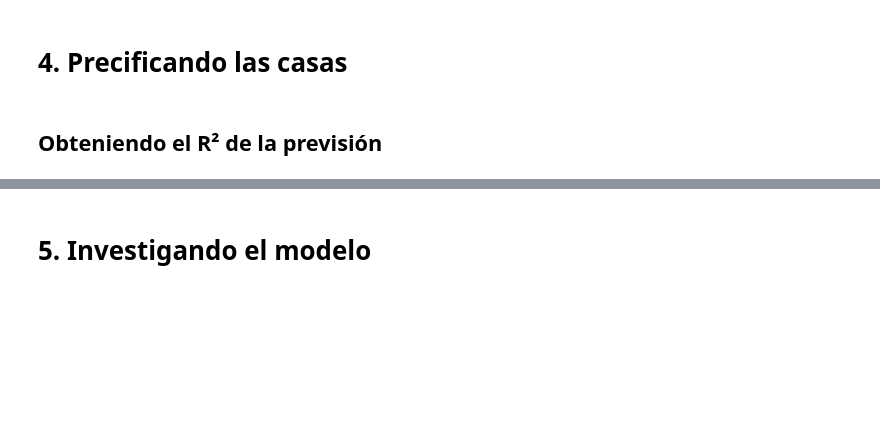
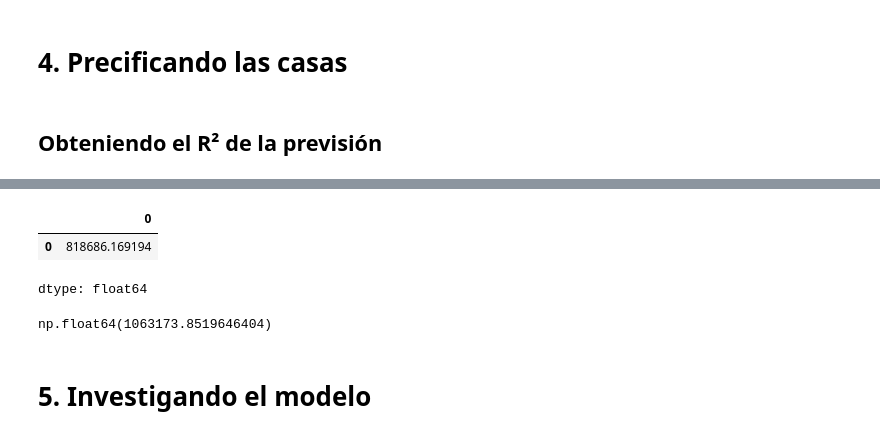
Before and after one commit to Cristi63/Challenge_Telecom, a Jupyter notebook: precios_de_inmuebles_regresion_lineal.ipynb, the cells around one changed output, grey strips where cells are left out. Saved outputs shown, nothing was run; the diff lists cells and outputs as text; code cells hidden in the pictures; blank space fills up the shorter version.

```diff
--- a/precios_de_inmuebles_regresion_lineal.ipynb
+++ b/precios_de_inmuebles_regresion_lineal.ipynb
@@ -590,0 +664,17 @@ P-values: {'const': 2.06081144000651e-180, 'Estrelas': 1.5331228380788173e-257,
+# %%
+nuevo_inmueble = pd.DataFrame({'const':[1],
+                               'area_primer_piso':[98],
+                               'existe_segundo_piso': [0],
+                               'cantidad_baños': [1],
+                               'calidad_de_la_cocina_Excelente': [1]
+                               })
+# %%
+modelo_0.predict(nuevo_inmueble['area_primer_piso'])
+# %% [output]
+|  | 0 |
+| 0 | 818686.169194 |
+dtype: float64
+# %%
+modelo_3.predict(nuevo_inmueble)[0]
+# %% [output]
+np.float64(1063173.8519646404)
```
Also changed, not shown: parts of 21 cells of this notebook.
